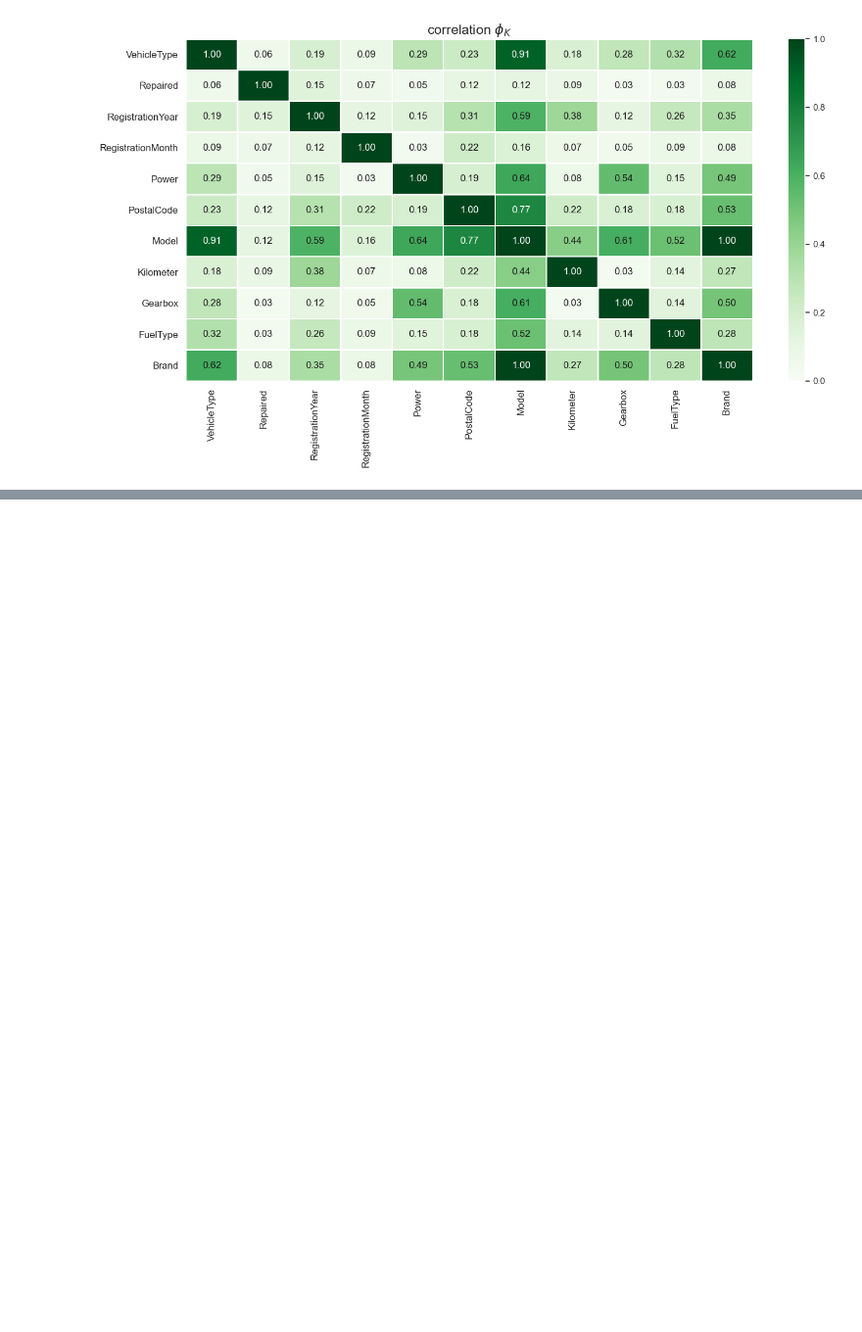
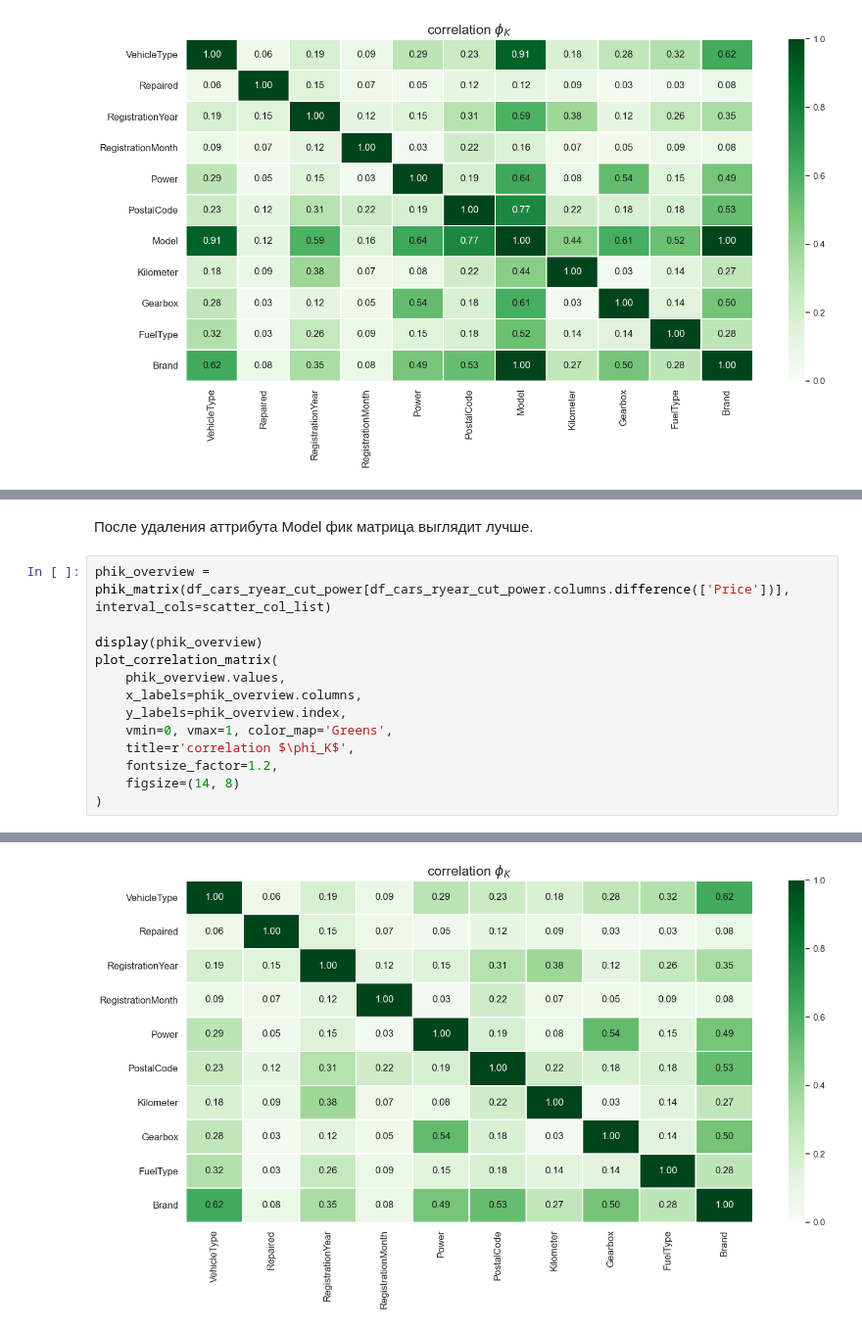
Before and after one commit to theotheo46/yap, a Jupyter notebook: notebooks/cars.ipynb, the cells around one changed output, grey strips where cells are left out. Shown at 98% size. Saved outputs shown, nothing was run; the diff lists cells and outputs as text; blank space fills up the shorter version.

```diff
--- a/notebooks/cars.ipynb
+++ b/notebooks/cars.ipynb
@@ -803,0 +805,16 @@ memory usage: 32.0 MB
+# %% [markdown]
+После удаления аттрибута Model фик матрица выглядит лучше.
+# %%
+phik_overview = phik_matrix(df_cars_ryear_cut_power[df_cars_ryear_cut_power.columns.difference(['Price'])], interval_cols=scatter_col_list)
+
+display(phik_overview)
+plot_correlation_matrix(
+    phik_overview.values,
+    x_labels=phik_overview.columns,
+    y_labels=phik_overview.index,
+    vmin=0, vmax=1, color_map='Greens',
+    title=r'correlation $\phi_K$',
+    fontsize_factor=1.2,
+    figsize=(14, 8)
+)
+# %% [output]
@@ -803,0 +832 @@ memory usage: 32.0 MB
+[figure, added]
```
Also changed, not shown: parts of 17 cells of this notebook.
